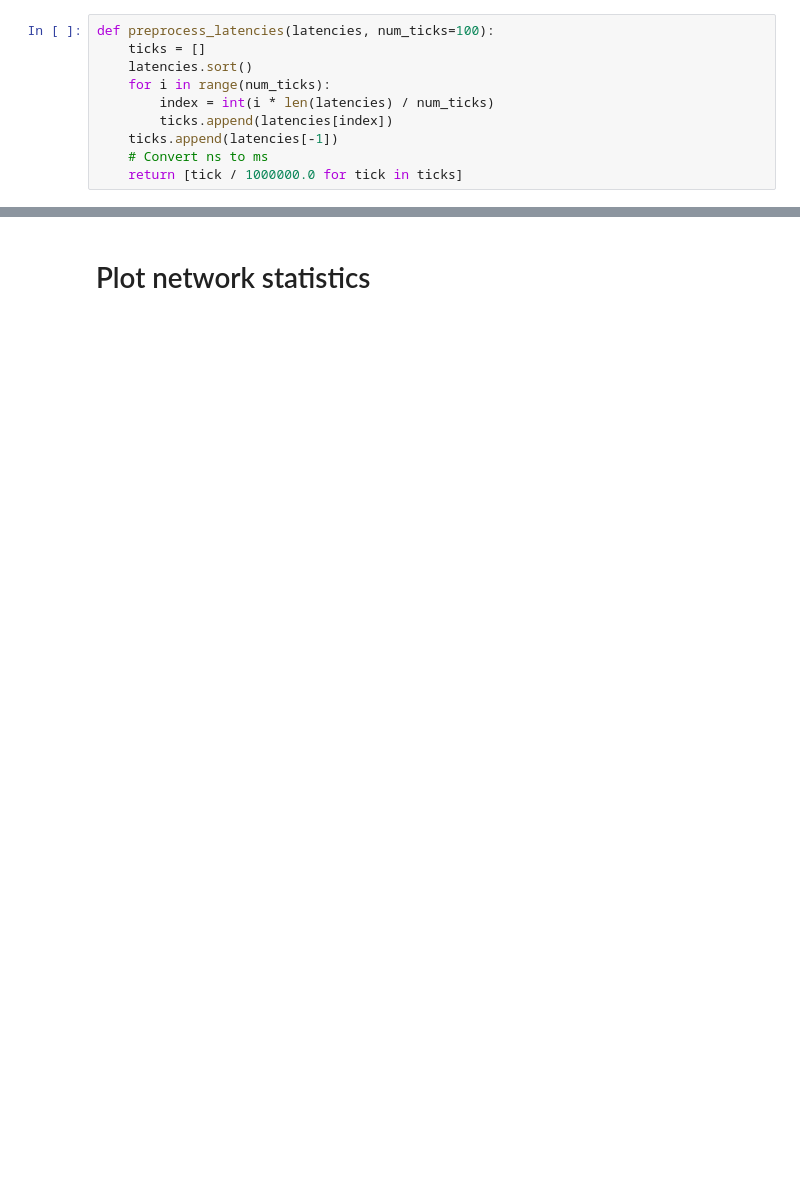
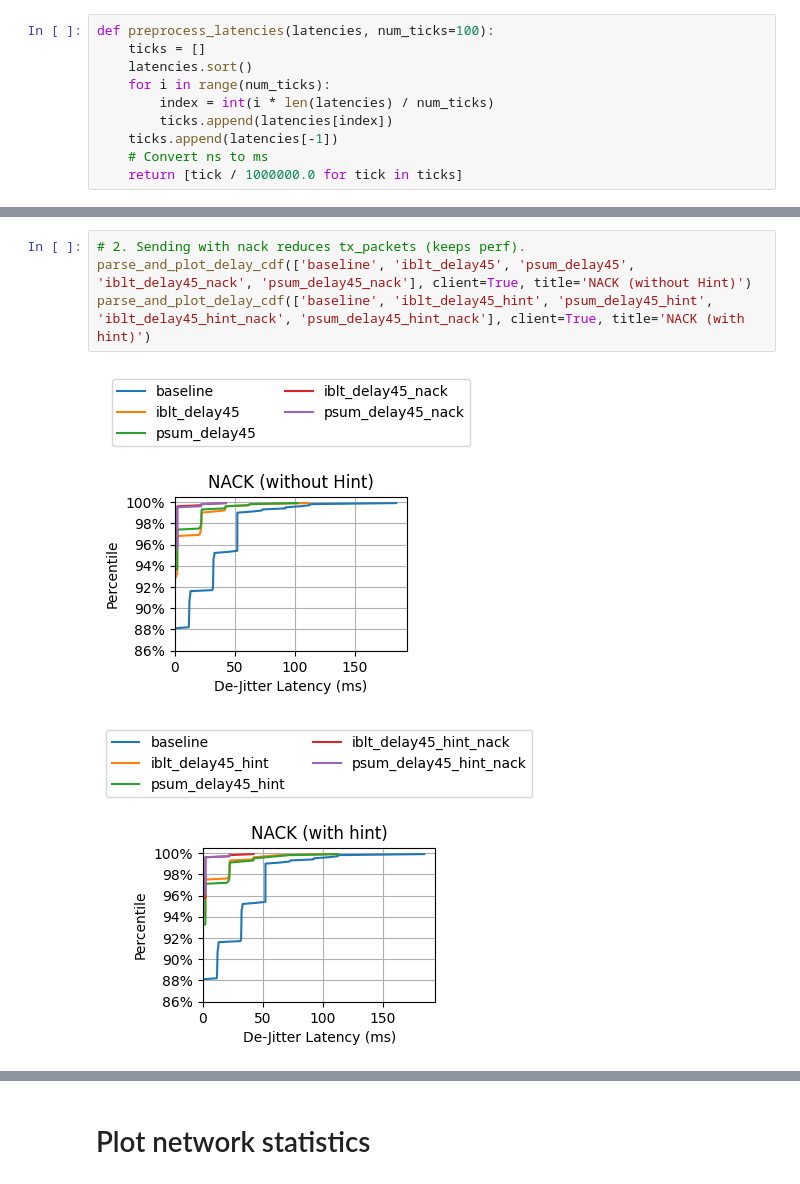
Before and after one commit to StanfordSNR/sidekick-downloads, a Jupyter notebook: notebook/media_benchmark.ipynb, the cells around one changed output, grey strips where cells are left out. Cells and saved outputs as stored; diff of their text form; blank space fills up the shorter version.

```diff
--- a/notebook/media_benchmark.ipynb
+++ b/notebook/media_benchmark.ipynb
@@ -90,0 +143,7 @@ def plot_delay_cdf(labels, results, title, min_pct=0, num_ticks=1000, pdf: Optio
+# %%
+# 2. Sending with nack reduces tx_packets (keeps perf).
+parse_and_plot_delay_cdf(['baseline', 'iblt_delay45', 'psum_delay45', 'iblt_delay45_nack', 'psum_delay45_nack'], client=True, title='NACK (without Hint)')
+parse_and_plot_delay_cdf(['baseline', 'iblt_delay45_hint', 'psum_delay45_hint', 'iblt_delay45_hint_nack', 'psum_delay45_hint_nack'], client=True, title='NACK (with hint)')
+# %% [output]
+[figure, added]
+[figure, added]
```
Also changed, not shown: parts of 15 cells of this notebook, 3 other files.
